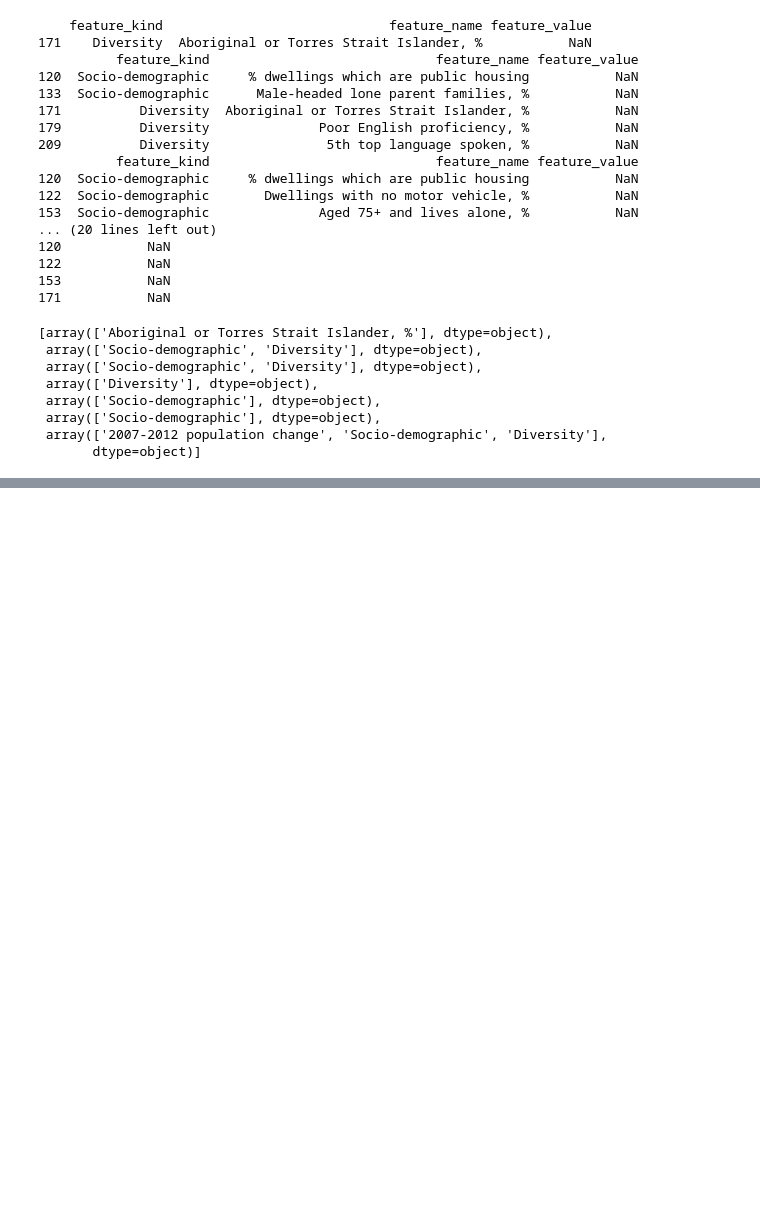
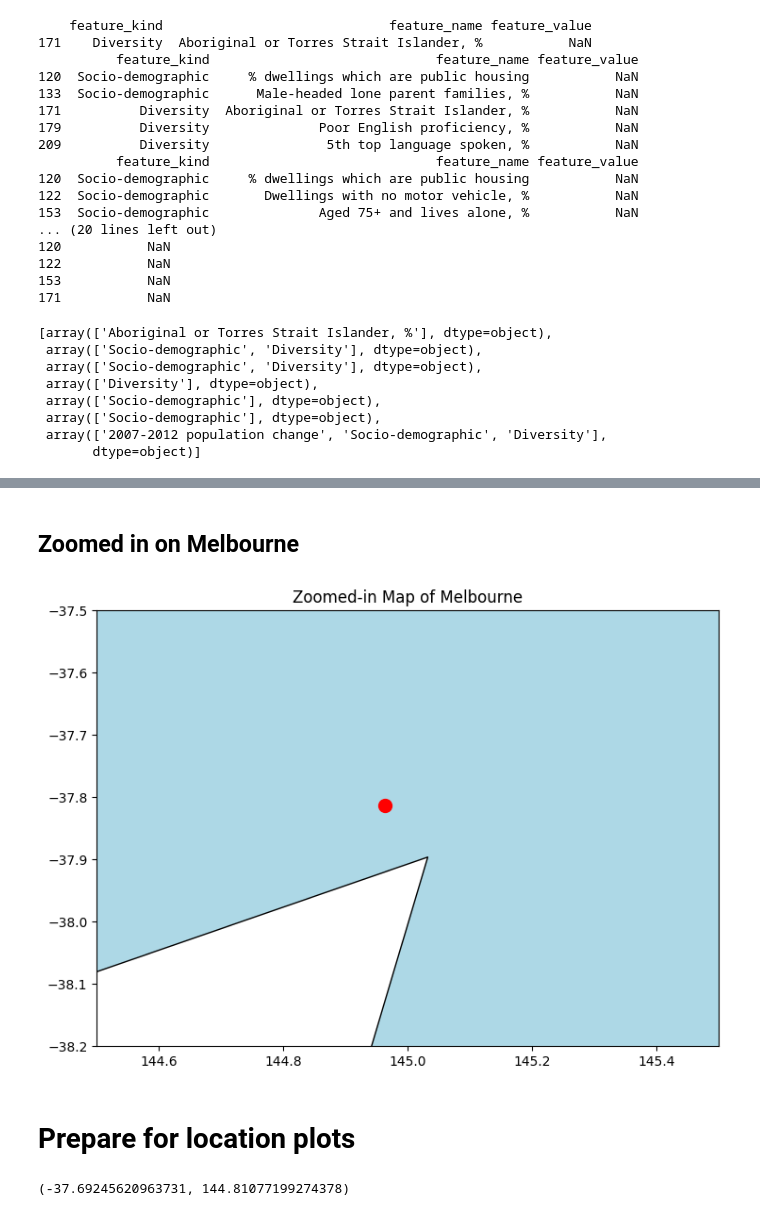
Before and after one commit to Subhasis-Biswas/ML4CPS_Project2, a Jupyter notebook: loader.ipynb, the cells around one changed output, grey strips where cells are left out. Cells and saved outputs as stored; diff of their text form; code cells hidden in the pictures; blank space fills up the shorter version.

```diff
--- a/loader.ipynb
+++ b/loader.ipynb
@@ -155,0 +243,77 @@ missing_feature_names[:1]+missing_feature_categories[2:]
+# %% [markdown]
+## Zoomed in on Melbourne
+# %%
+import geopandas as gpd
+import matplotlib.pyplot as plt
+from shapely.geometry import Point
+
+# Create a GeoDataFrame with some sample points (latitude, longitude)
+data = {'city': ['Melbourne'],
+        'latitude': [-37.8136],
+        'longitude': [144.9631]}
+
+# Create a geometry column from the latitude and longitude
+geometry = [Point(xy) for xy in zip(data['longitude'], data['latitude'])]
+
+# Create a GeoDataFrame for the points
+gdf = gpd.GeoDataFrame(data, geometry=geometry)
+
+# Load the world map from the downloaded shapefile
+world = gpd.read_file("earth_data/ne_110m_admin_0_countries.shp")
+
+# Filter for Australia only (you can skip this step if you want to focus just on Melbourne)
+australia = world[world['NAME'] == 'Australia']
+
+# Plotting the map of Australia and the points (zoomed to Melbourne)
+fig, ax = plt.subplots(figsize=(10, 6))
+australia.plot(ax=ax, color='lightblue', edgecolor='black')
+
+# Zoom in on Melbourne by setting axis limits (latitude and longitude boundaries)
+ax.set_xlim([144.5, 145.5])  # Longitude range around Melbourne
+ax.set_ylim([-38.2, -37.5])  # Latitude range around Melbourne
+
+# Plot the point for Melbourne
+gdf.plot(ax=ax, color='red', markersize=100)
+
+plt.title('Zoomed-in Map of Melbourne')
+plt.show()
+# %% [output]
+[figure, added]
+# %% [markdown]
+# Prepare for location plots
+# %%
+# define a direction to compass bearing dictionary
+direction_to_bearing = {
+    'N': 0,
+    'NNE': 22.5,
+    'NE': 45,
+    'ENE': 67.5,
+    'E': 90,
+    'ESE': 112.5,
+    'SE': 135,
+    'SSE': 157.5,
+    'S': 180,
+    'SSW': 202.5,
+    'SW': 225,
+    'WSW': 247.5,
+    'W': 270,
+    'WNW': 292.5,
+    'NW': 315,
+    'NNW': 337.5
+}
+
+
+melbourne_coords = GeoPoint(-37.8136, 144.9631)
+
+def get_new_location(distance, direction, coords=melbourne_coords):
+    # Calculate the bearing in degrees
+    bearing = direction_to_bearing[direction]
+    # Calculate the new location using the geodesic distance
+    new_location = geodesic(kilometers=distance).destination(coords, bearing)
+    return new_location.latitude, new_location.longitude
+
+# Test the function with a distance of 19 km and a direction of 'NW'
+new_lat, new_lon = get_new_location(19, 'NW')
+new_lat, new_lon
+# %% [output]
+(-37.69245620963731, 144.81077199274378)
```
Also changed, not shown: parts of 9 cells of this notebook, 1 other file.
